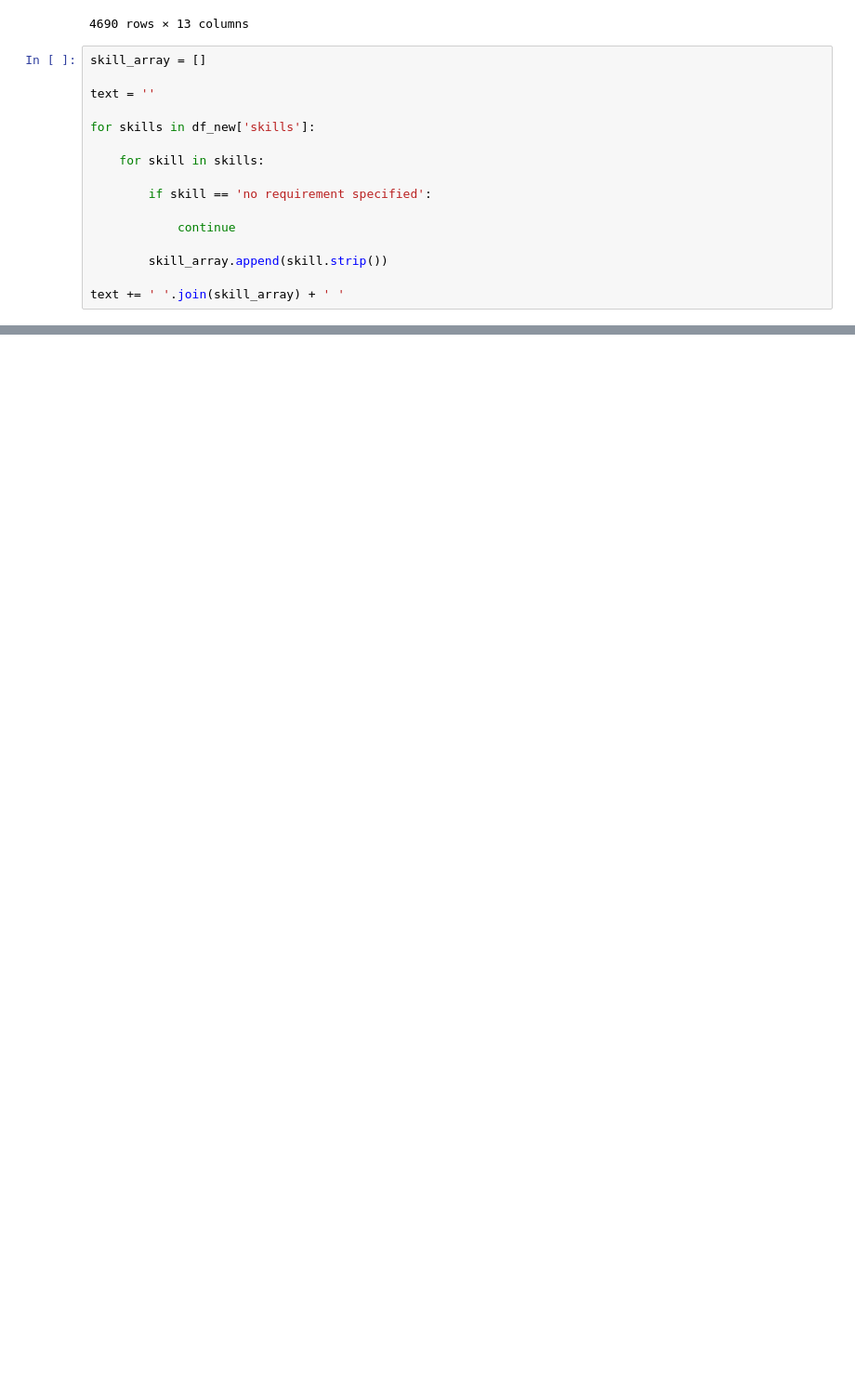
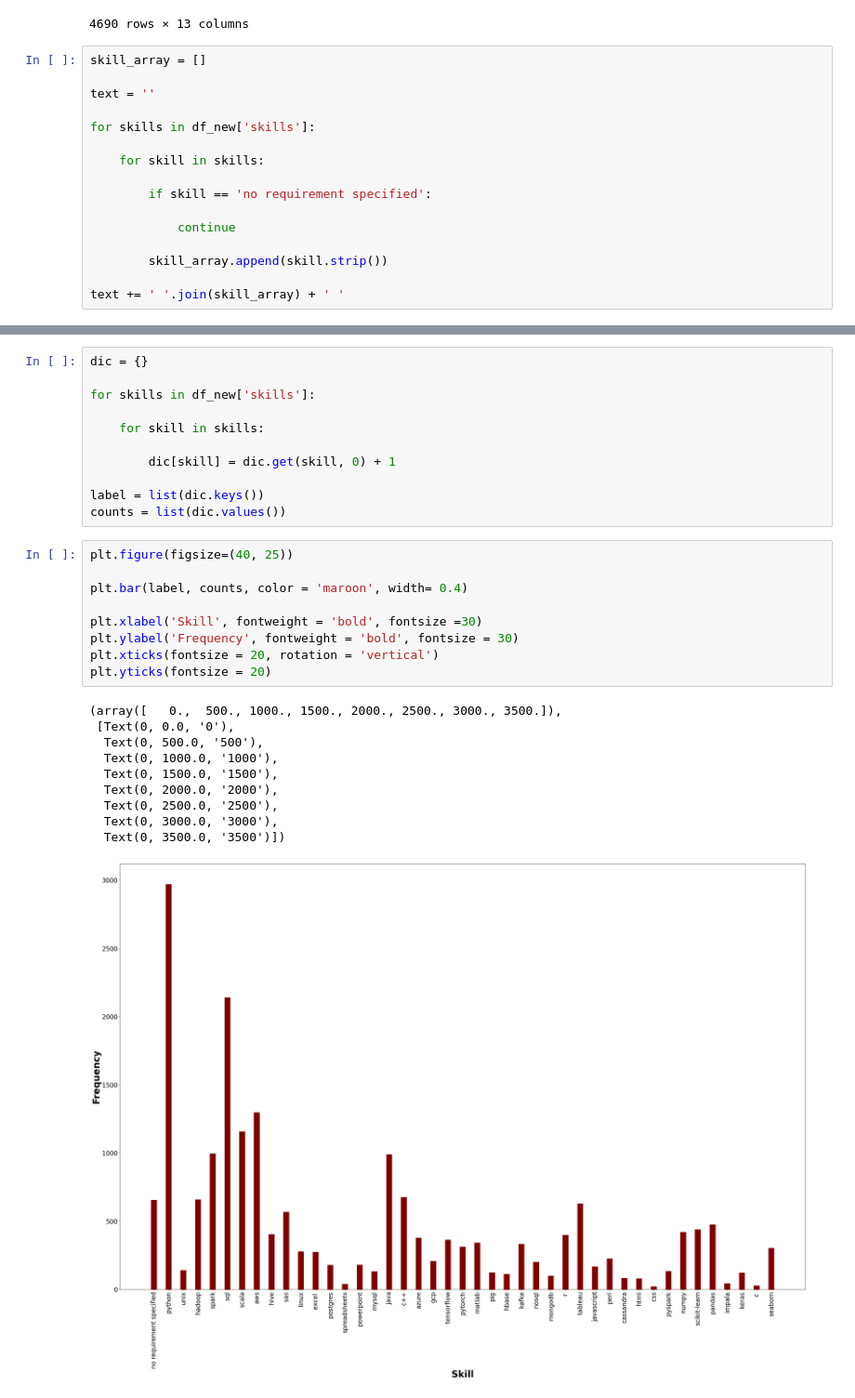
Before and after one commit to AMeskar/US-Job-Market-Analysis, a Jupyter notebook: src/Notebook/archive/prototype.ipynb, the cells around one changed output, grey strips where cells are left out. Shown: that part at 93% size. Cells and saved outputs as stored; diff of their text form; blank space fills up the shorter version.

```diff
--- a/src/Notebook/archive/prototype.ipynb
+++ b/src/Notebook/archive/prototype.ipynb
@@ -195,0 +197,31 @@ plt.axis('off')
+# %%
+dic = {}
+
+for skills in df_new['skills']:
+
+    for skill in skills:
+
+        dic[skill] = dic.get(skill, 0) + 1
+
+label = list(dic.keys())
+counts = list(dic.values())
+# %%
+plt.figure(figsize=(40, 25))
+
+plt.bar(label, counts, color = 'maroon', width= 0.4)
+
+plt.xlabel('Skill', fontweight = 'bold', fontsize =30)
+plt.ylabel('Frequency', fontweight = 'bold', fontsize = 30)
+plt.xticks(fontsize = 20, rotation = 'vertical')
+plt.yticks(fontsize = 20)
+# %% [output]
+(array([   0.,  500., 1000., 1500., 2000., 2500., 3000., 3500.]),
+ [Text(0, 0.0, '0'),
+  Text(0, 500.0, '500'),
+  Text(0, 1000.0, '1000'),
+  Text(0, 1500.0, '1500'),
+  Text(0, 2000.0, '2000'),
+  Text(0, 2500.0, '2500'),
+  Text(0, 3000.0, '3000'),
+  Text(0, 3500.0, '3500')])
+[figure, added]
```
Also changed, not shown: parts of 4 cells of this notebook, 4 other files.
